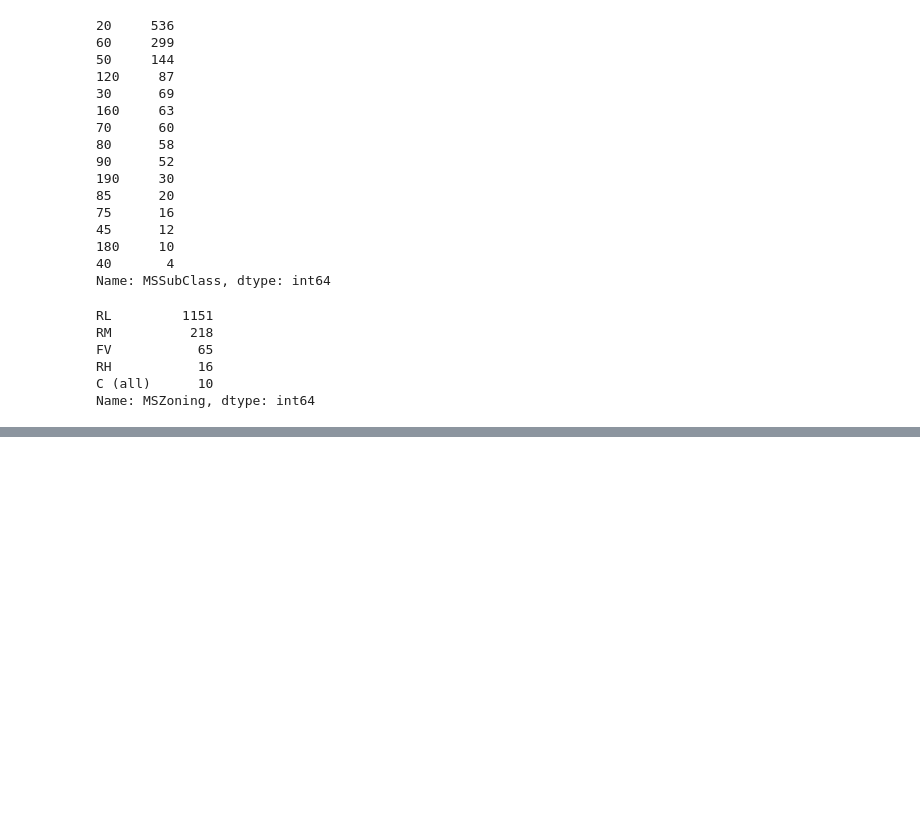
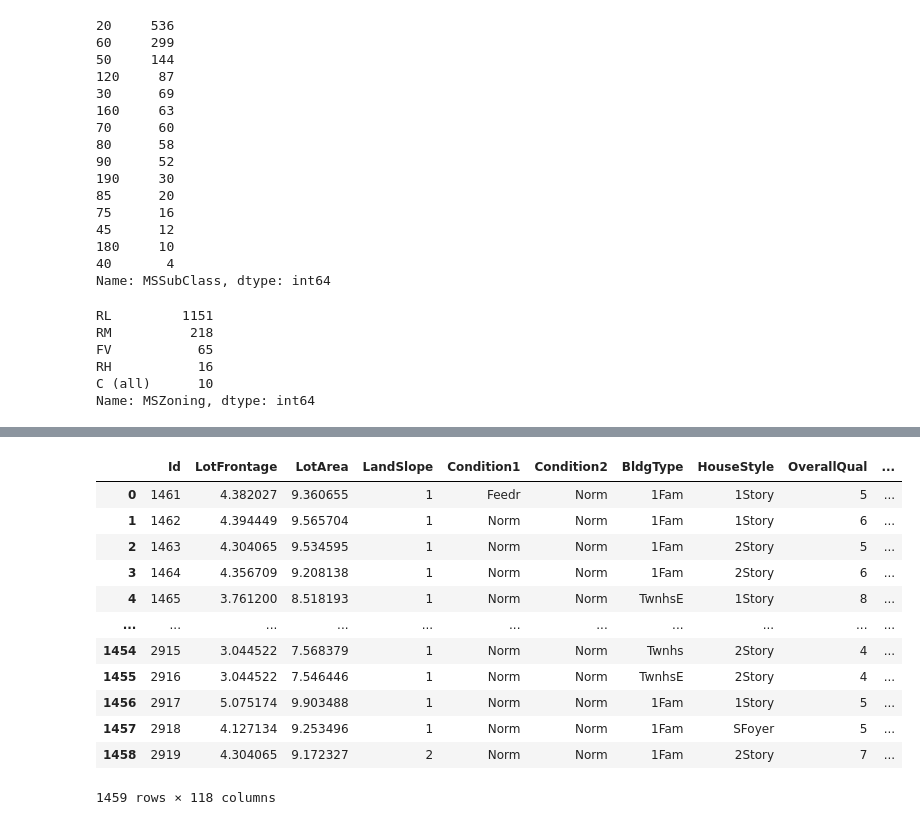
Before and after one commit to marbc3/House-Price-Prediction, a Jupyter notebook: House Price Prediction.ipynb, the cells around one changed output, grey strips where cells are left out. Drawn from its saved outputs; the diff is of its cells as text; code cells hidden in the pictures; blank space fills up the shorter version.

```diff
--- a/House Price Prediction.ipynb
+++ b/House Price Prediction.ipynb
@@ -160,0 +247,14 @@ sns.distplot(df.LotFrontage)
+# %%
+def Landslope_transform(text):
+
+    if text=='Gtl':
+        return 1
+
+    elif text=='Mod':
+        return 2
+
+    else:
+        return 3
+# %%
+df['LandSlope'] = df['LandSlope'].apply(lambda x:Landslope_transform(x))
+df_test['LandSlope'] = df_test['LandSlope'].apply(lambda x:Landslope_transform(x))
@@ -160,0 +322,22 @@ sns.distplot(df.LotFrontage)
+# %%
+df['Neighborhood'] = df['Neighborhood'].apply(lambda x:neighborhood_transform(x))
+df_test['Neighborhood'] = df_test['Neighborhood'].apply(lambda x:neighborhood_transform(x))
+# %%
+df = pd.get_dummies(df, columns = ["Neighborhood"])
+df_test = pd.get_dummies(df_test, columns = ["Neighborhood"])
+# %%
+df_test
+# %% [output]
+|  | Id | LotFrontage | LotArea | LandSlope | Condition1 | Condition2 | BldgType | HouseStyle | OverallQual | ... |
+| 0 | 1461 | 4.382027 | 9.360655 | 1 | Feedr | Norm | 1Fam | 1Story | 5 | ... |
+| 1 | 1462 | 4.394449 | 9.565704 | 1 | Norm | Norm | 1Fam | 1Story | 6 | ... |
+| 2 | 1463 | 4.304065 | 9.534595 | 1 | Norm | Norm | 1Fam | 2Story | 5 | ... |
+| 3 | 1464 | 4.356709 | 9.208138 | 1 | Norm | Norm | 1Fam | 2Story | 6 | ... |
+| 4 | 1465 | 3.761200 | 8.518193 | 1 | Norm | Norm | TwnhsE | 1Story | 8 | ... |
+| ... | ... | ... | ... | ... | ... | ... | ... | ... | ... | ... |
+| 1454 | 2915 | 3.044522 | 7.568379 | 1 | Norm | Norm | Twnhs | 2Story | 4 | ... |
+| 1455 | 2916 | 3.044522 | 7.546446 | 1 | Norm | Norm | TwnhsE | 2Story | 4 | ... |
+| 1456 | 2917 | 5.075174 | 9.903488 | 1 | Norm | Norm | 1Fam | 1Story | 5 | ... |
+| 1457 | 2918 | 4.127134 | 9.253496 | 1 | Norm | Norm | 1Fam | SFoyer | 5 | ... |
+| 1458 | 2919 | 4.304065 | 9.172327 | 2 | Norm | Norm | 1Fam | 2Story | 7 | ... |
+1459 rows × 118 columns
```
Also changed, not shown: parts of 32 cells of this notebook.
